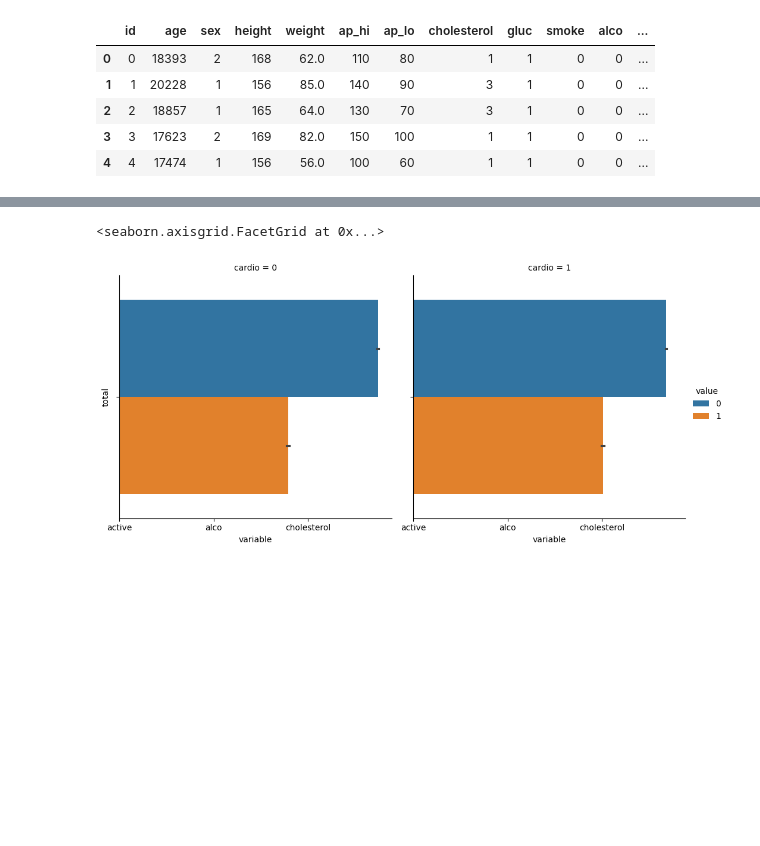
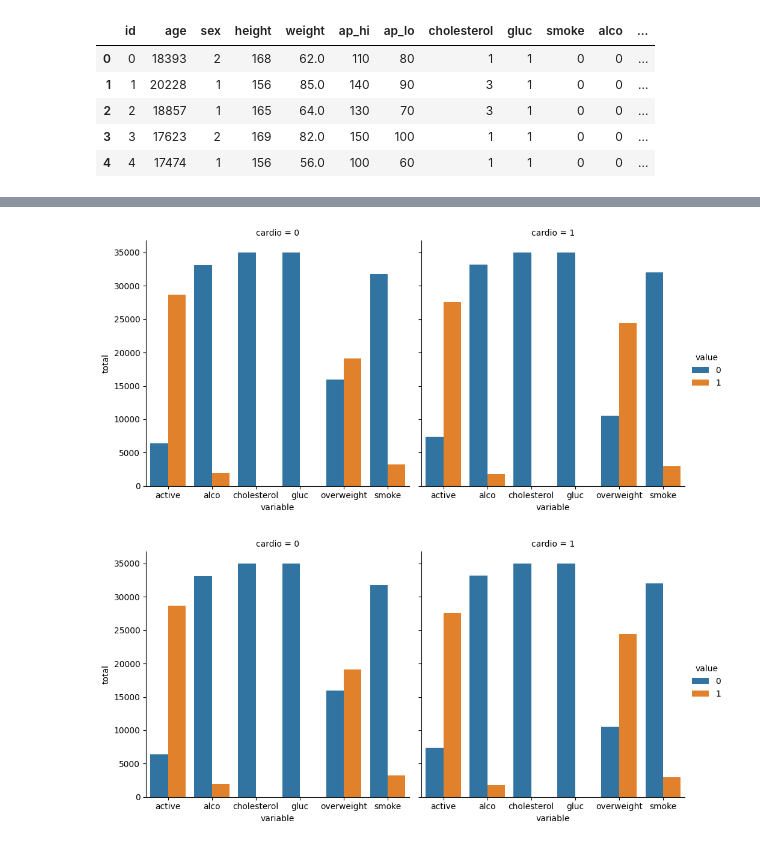
Before and after one commit to Isaaclkm/Data-Analisis, a Jupyter notebook: ME/Untitled.ipynb, the cells around one changed output, grey strips where cells are left out. Saved outputs shown, nothing was run; the diff lists cells and outputs as text; code cells hidden in the pictures; blank space fills up the shorter version.

```diff
--- a/ME/Untitled.ipynb
+++ b/ME/Untitled.ipynb
@@ -34,23 +48,21 @@ df['gluc'] = (df['gluc'] > 1).astype(int)
 # %%
 def draw_cat_plot():
     # 5
     df_cat = pd.melt(df, id_vars = ["cardio"], value_vars = ['active', 'alco', 'cholesterol', 'gluc', 'overweight', 'smoke'])
 
     # 8
-    figure = sns.catplot(x = "variable", kind = "bar", hue = "value", data = df_cat, col = "cardio")
+    df_cat['total'] = 1
+    df_cat = df_cat.groupby(["cardio", "variable", "value"], as_index = False).count()
+    # 9
+    fig = sns.catplot(x = 'variable', y = 'total', data = df_cat, hue = 'value', kind = 'bar', col = 'cardio').fig
 
-    figure.set_axis_labels("variable", "total")
-
-    fig = figure
-
-    # 9
     fig.savefig('catplot.png')
     return fig
 
 draw_cat_plot()
 # %% [output]
-<seaborn.axisgrid.FacetGrid at 0x...>
-[figure, old version]
+[figure, new version]
+[figure, added]
 # %%
 def draw_heat_map():
     # 11
```
Also changed, not shown: parts of 4 cells of this notebook, 3 other files.
